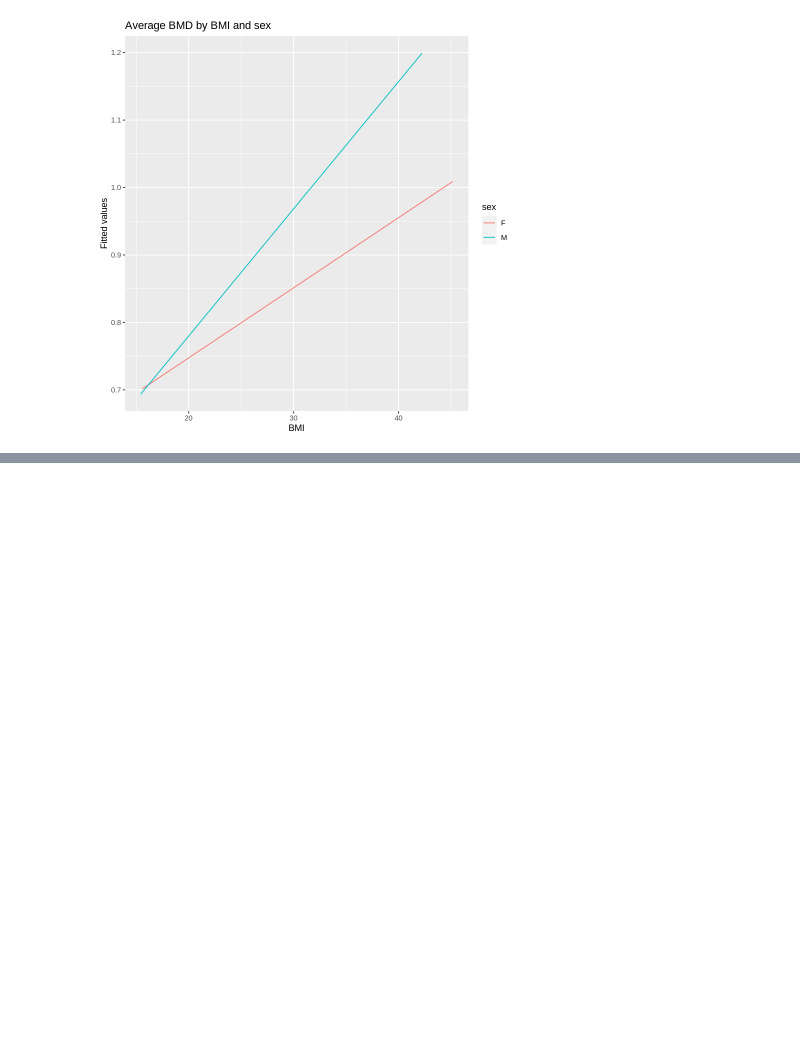
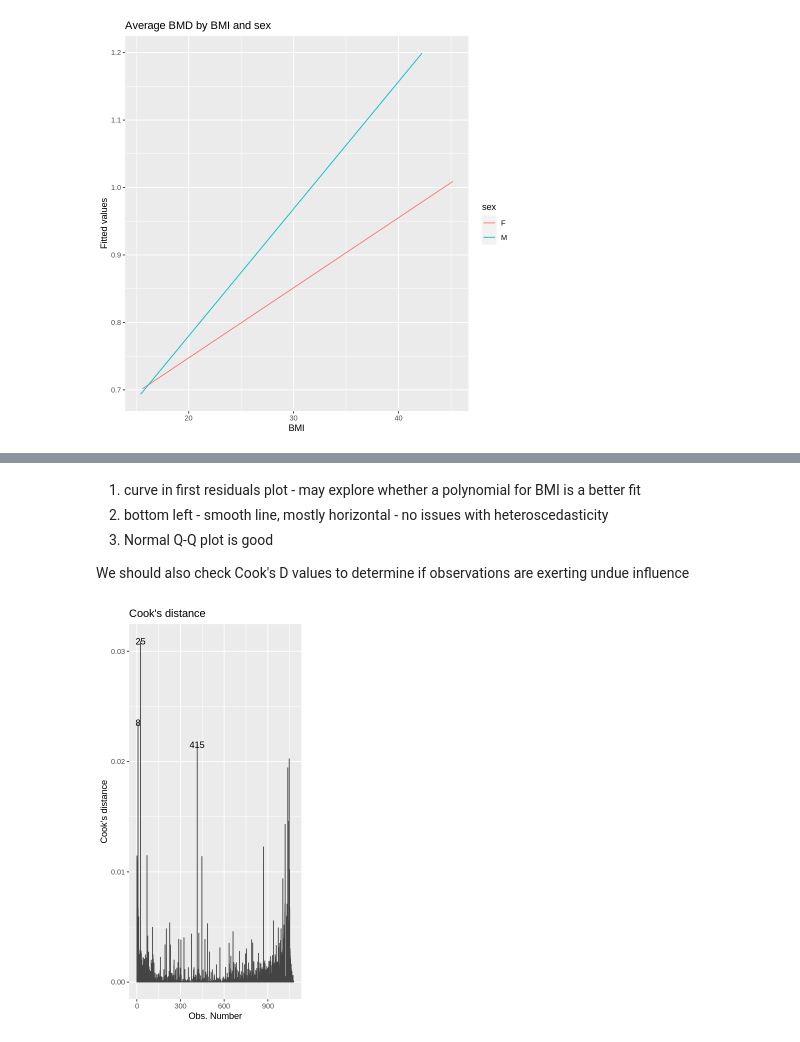
Before and after one commit to ouibaa/PUBH5218, a Jupyter notebook: Week_1_Generalised_Linear_Models.ipynb, the cells around one changed output, grey strips where cells are left out. Drawn from its saved outputs; the diff is of its cells as text; code cells hidden in the pictures; blank space fills up the shorter version.

```diff
--- a/Week_1_Generalised_Linear_Models.ipynb
+++ b/Week_1_Generalised_Linear_Models.ipynb
@@ -182,0 +233,10 @@ ggplot(data = data, aes (x = bmi, y = fitted, group = sex, colour = sex)) + geom
+# %% [markdown]
+1. curve in first residuals plot - may explore whether a polynomial for BMI is a better fit
+2. bottom left - smooth line, mostly horizontal - no issues with heteroscedasticity
+3. Normal Q-Q plot is good
+
+We should also check Cook's D values to determine if observations are exerting undue influence
+# %%
+autoplot(hipbmd.bmi_sex, which = 4)
+# %% [output]
+[figure, added]
```
Also changed, not shown: parts of 33 cells of this notebook.
